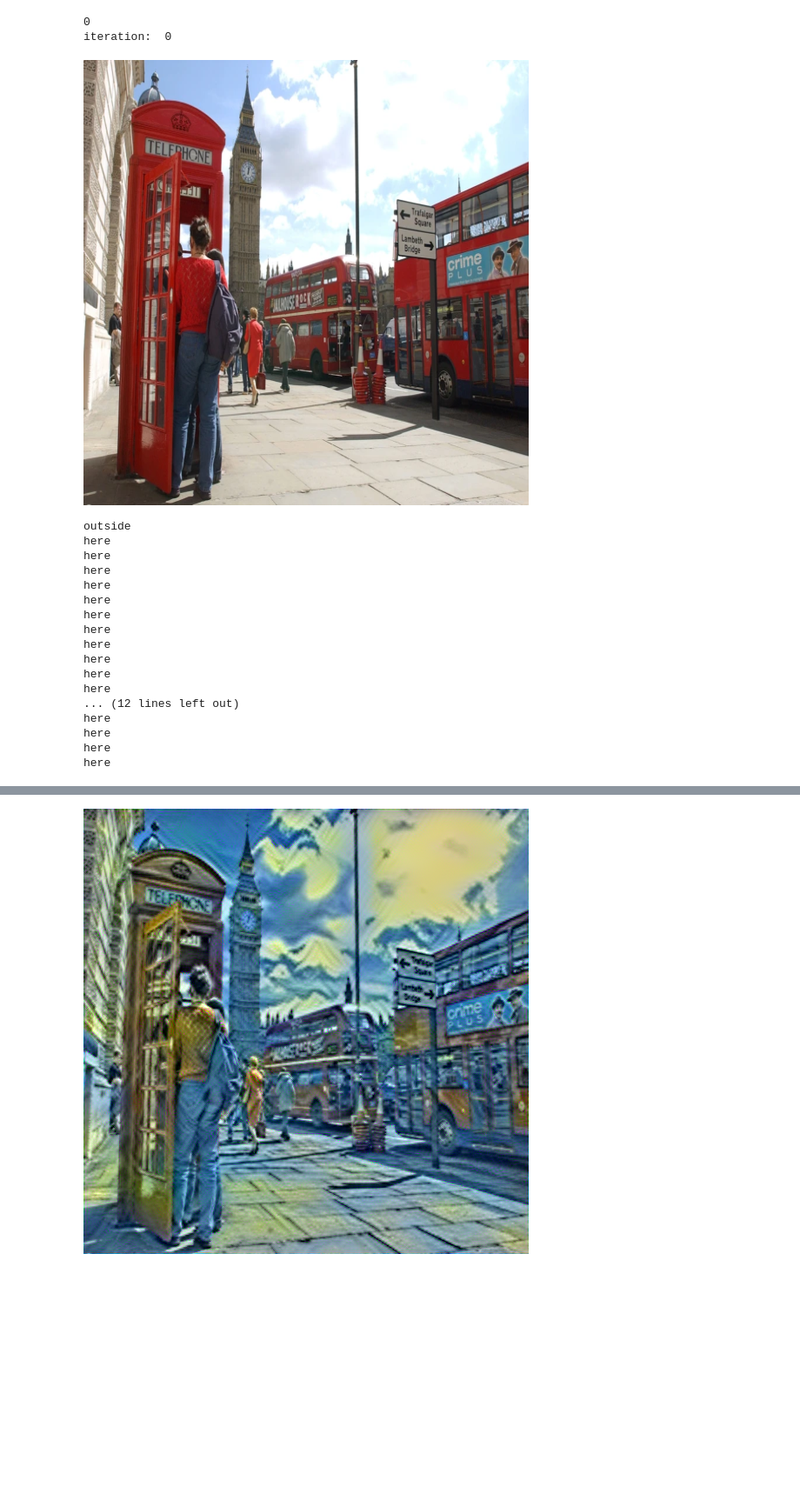
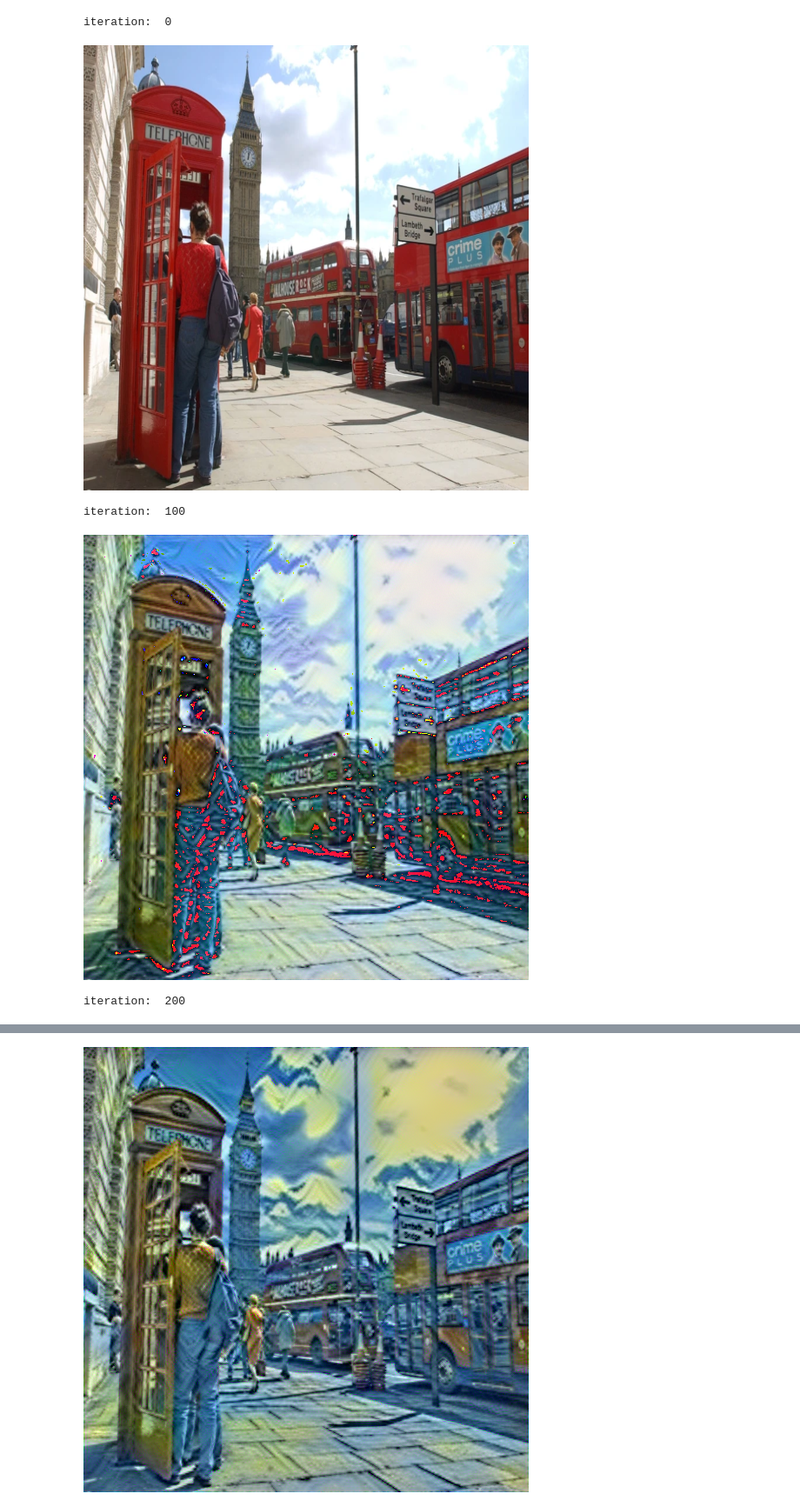
Before and after one commit to kiranmanicka/MyNeuralNeighbor, a Jupyter notebook: nst.ipynb, the cells around one changed output, grey strips where cells are left out. Shown at 87% size. Saved outputs shown, nothing was run; the diff lists cells and outputs as text; code cells hidden in the pictures; blank space fills up the shorter version.

```diff
--- a/nst.ipynb
+++ b/nst.ipynb
@@ -142,50 +135,35 @@ generated_image.requires_grad=True
 LBFGS_optimizer=optim.LBFGS([generated_image])
 optimizer=optim.SGD([generated_image],lr=.1)
 
 test_clone=generated_image.clone().detach()
 threshold=0
 i=[0]
-invTrans2 = transforms.Compose([
+invTrans = transforms.Compose([
                                 transforms.ToPILImage()
 
                                ])
 
 while i[0]<iterations:
     # making predictions with forward pass
     if i[0]% 100==0:
         print('iteration: ',i[0])
-        inversed_image=invTrans2(generated_image.clone())
+        inversed_image=invTrans(generated_image.clone())
         display(inversed_image)
     def closure():
         with torch.no_grad():
             generated_image.clamp_(0, 1)
         i[0]+=1
         content,style=get_activations(generated_image)
         # calculating the loss between original and predicted data points
         computed_loss=overall_loss(generated_image,content,style,base_content,base_style,"both",variation="False")
         LBFGS_optimizer.zero_grad()
         computed_loss.backward()
         return computed_loss
     # updateing the parameters after each iteration
     LBFGS_optimizer.step(closure)
 # %% [output]
-0
 iteration:  0
 [figure]
-outside
-here
-here
-here
-here
-here
-here
-here
-here
-here
-here
-here
-... (12 lines left out)
-here
-here
-here
-here
+iteration:  100
+[figure, added]
+iteration:  200
```
Also changed, not shown: parts of 4 cells of this notebook, 1 other file.
